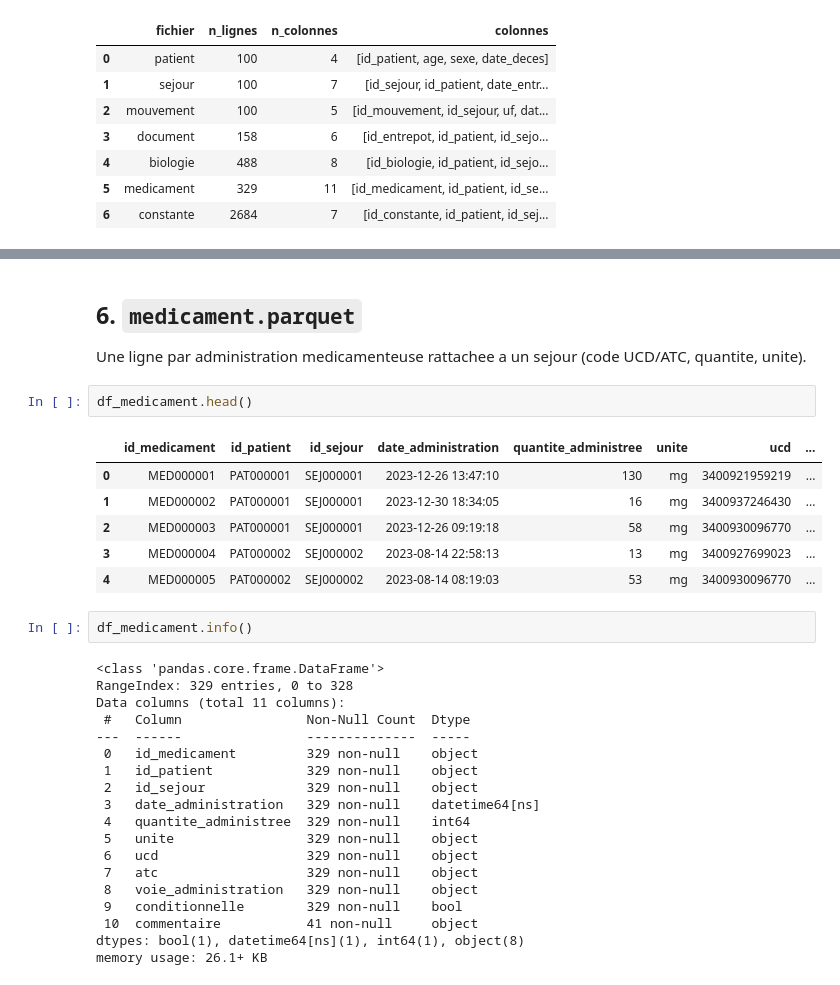
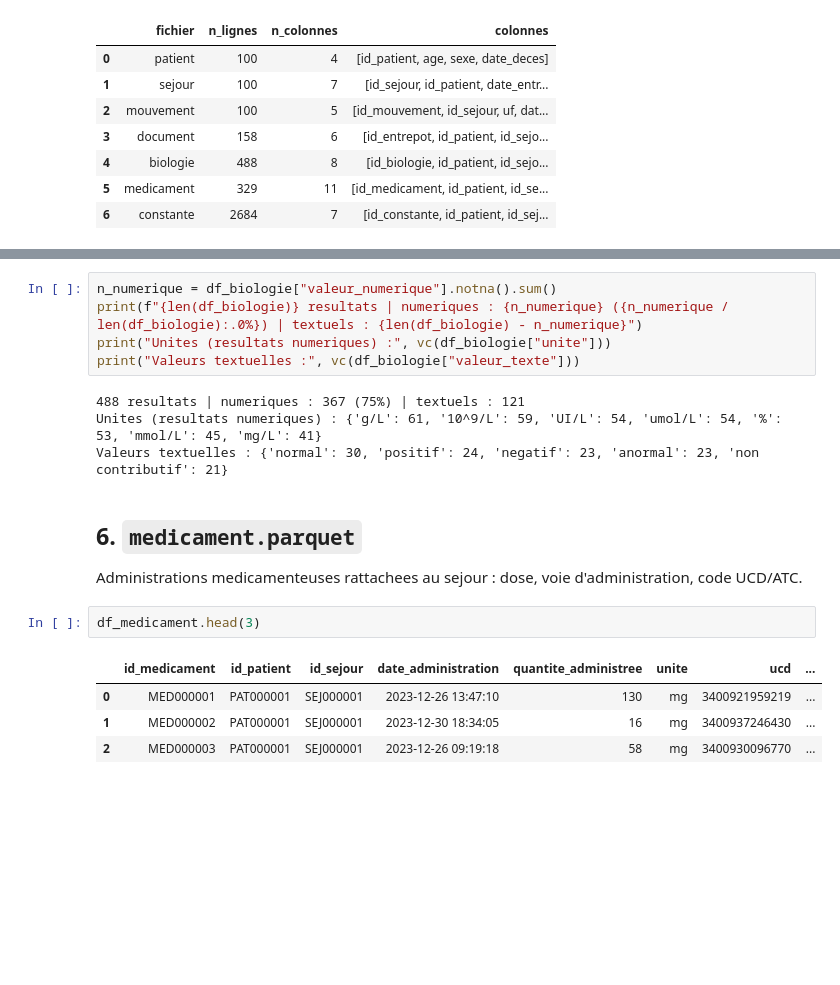
Before and after one commit to lucasshorten/Generation_dataset, a Jupyter notebook: revue.ipynb, the cells around one changed output, grey strips where cells are left out. Cells and saved outputs as stored; diff of their text form; blank space fills up the shorter version.

```diff
--- a/revue.ipynb
+++ b/revue.ipynb
@@ -381,34 +156,20 @@ Name: count, dtype: int64
+# %%
+n_numerique = df_biologie["valeur_numerique"].notna().sum()
+print(f"{len(df_biologie)} resultats | numeriques : {n_numerique} ({n_numerique / len(df_biologie):.0%}) | textuels : {len(df_biologie) - n_numerique}")
+print("Unites (resultats numeriques) :", vc(df_biologie["unite"]))
+print("Valeurs textuelles :", vc(df_biologie["valeur_texte"]))
+# %% [output]
+488 resultats | numeriques : 367 (75%) | textuels : 121
+Unites (resultats numeriques) : {'g/L': 61, '10^9/L': 59, 'UI/L': 54, 'umol/L': 54, '%': 53, 'mmol/L': 45, 'mg/L': 41}
+Valeurs textuelles : {'normal': 30, 'positif': 24, 'negatif': 23, 'anormal': 23, 'non contributif': 21}
 # %% [markdown]
 ## 6. `medicament.parquet`
 
-Une ligne par administration medicamenteuse rattachee a un sejour (code UCD/ATC, quantite, unite).
+Administrations medicamenteuses rattachees au sejour : dose, voie d'administration, code UCD/ATC.
 # %%
-df_medicament.head()
+df_medicament.head(3)
 # %% [output]
 |  | id_medicament | id_patient | id_sejour | date_administration | quantite_administree | unite | ucd | ... |
 | 0 | MED000001 | PAT000001 | SEJ000001 | 2023-12-26 13:47:10 | 130 | mg | 3400921959219 | ... |
 | 1 | MED000002 | PAT000001 | SEJ000001 | 2023-12-30 18:34:05 | 16 | mg | 3400937246430 | ... |
 | 2 | MED000003 | PAT000001 | SEJ000001 | 2023-12-26 09:19:18 | 58 | mg | 3400930096770 | ... |
-| 3 | MED000004 | PAT000002 | SEJ000002 | 2023-08-14 22:58:13 | 13 | mg | 3400927699023 | ... |
-| 4 | MED000005 | PAT000002 | SEJ000002 | 2023-08-14 08:19:03 | 53 | mg | 3400930096770 | ... |
-# %%
-df_medicament.info()
-# %% [output]
-<class 'pandas.core.frame.DataFrame'>
-RangeIndex: 329 entries, 0 to 328
-Data columns (total 11 columns):
- #   Column                Non-Null Count  Dtype
----  ------                --------------  -----
- 0   id_medicament         329 non-null    object
- 1   id_patient            329 non-null    object
- 2   id_sejour             329 non-null    object
- 3   date_administration   329 non-null    datetime64[ns]
- 4   quantite_administree  329 non-null    int64
- 5   unite                 329 non-null    object
- 6   ucd                   329 non-null    object
- 7   atc                   329 non-null    object
- 8   voie_administration   329 non-null    object
- 9   conditionnelle        329 non-null    bool
- 10  commentaire           41 non-null     object
-dtypes: bool(1), datetime64[ns](1), int64(1), object(8)
-memory usage: 26.1+ KB
```
Also changed, not shown: parts of 40 cells of this notebook.
